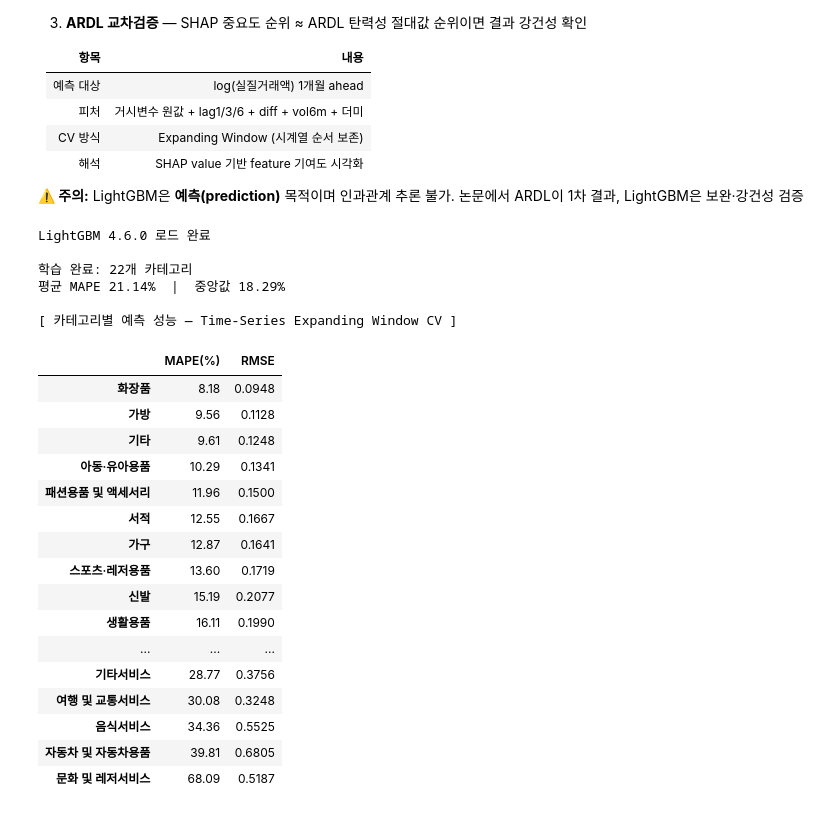
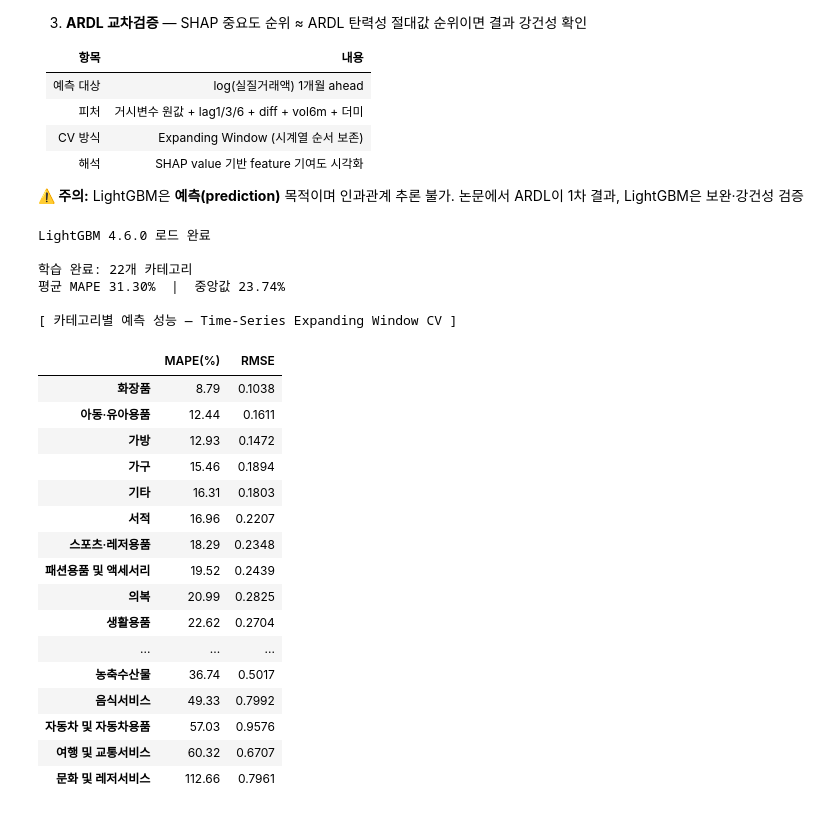
Before and after one commit to mathsjm32/Study, a Jupyter notebook: 공모전_논문_프로젝트.ipynb, the cells around one changed output. Cells and saved outputs as stored; diff of their text form; code cells hidden in the pictures.

```diff
--- a/공모전_논문_프로젝트.ipynb
+++ b/공모전_논문_프로젝트.ipynb
@@ -1162,13 +1167,13 @@ for i, cat in enumerate(category_cols):
     X = df_log[macro_vars]
     Z = df_log[ctrl_cols]
 
-    p, q = select_order(y, X, Z)
-    d = _build_X(y, X, Z, p, q)
+    p, qs = select_order(y, X, Z)
+    d = _build_X(y, X, Z, p, qs)
     try:
         res = sm.OLS(d["y"], sm.add_constant(d.drop("y", axis=1))) \
                   .fit(cov_type="HAC", cov_kwds={"maxlags": 4})
-        lr     = long_run(res.params.to_dict(), p, macro_vars, q)
-        f_stat, _ = bounds_test(y, X, Z, p, q)
+        lr     = long_run(res.params.to_dict(), p, macro_vars, qs)
+        f_stat, _ = bounds_test(y, X, Z, p, qs)
         adj_r2 = res.rsquared_adj
     except Exception:
         lr = pd.Series({v: np.nan for v in macro_vars})
@@ -1180,8 +1185,9 @@ for i, cat in enumerate(category_cols):
     else:
         coint = "-"
 
+    qs_str = ",".join(map(str, qs))
     records.append({
-        "카테고리": cat, "ARDL": f"({p},{q})",
+        "카테고리": cat, "ARDL": f"({p};{qs_str})",
         "실질금리": lr.get(macro_vars[0], np.nan),
         "생활물가": lr.get(macro_vars[1], np.nan),
         "유가":     lr.get(macro_vars[2], np.nan),
@@ -1191,7 +1197,7 @@ for i, cat in enumerate(category_cols):
         "Adj_R2":   round(adj_r2, 3) if not np.isnan(adj_r2) else np.nan,
     })
     fs = f"{f_stat:.2f}" if not np.isnan(f_stat) else "nan"
-    print(f"  [{i+1:02d}/{len(category_cols)}] {cat:<18}  ARDL({p},{q})  F={fs}  [{coint}]")
+    print(f"  [{i+1:02d}/{len(category_cols)}] {cat:<18}  ARDL({p};{qs_str})  F={fs}  [{coint}]")
 
 df_ardl = pd.DataFrame(records).set_index("카테고리")
 print(f"\n추정 완료")
@@ -1361,11 +1370,11 @@ ARDL에서 추출한 **18개 × 4개 장기 반탄력성 행렬**을 입력으
 # %%
 lr_cols = ["실질금리","생활물가","유가","ESI"]
 
-# 공적분 X 4개 카테고리 제외 → 18개 대상으로 재군집화
-excl_cats = ["의복", "신발", "아동·유아용품", "기타서비스"]
-df_ardl_18 = df_ardl[~df_ardl.index.isin(excl_cats)]
+# 공적분 X 3개 카테고리 제외 → 19개 대상으로 재군집화
+excl_cats = ["신발", "아동·유아용품", "기타서비스"]
+df_ardl_19 = df_ardl[~df_ardl.index.isin(excl_cats)]
 
-lr_mat  = df_ardl_18[lr_cols].fillna(df_ardl_18[lr_cols].median())
+lr_mat  = df_ardl_19[lr_cols].fillna(df_ardl_19[lr_cols].median())
 lr_sc   = StandardScaler().fit_transform(lr_mat)
 
 # Elbow + Silhouette (참고용 — 최종 k=3 고정)
@@ -1383,9 +1392,9 @@ ax2.plot(range(2, 8), sils, "o-", lw=2, color="#d62728")
 ax2.axvline(3, color="gray", ls="--", label="k=3 (선택)")
 ax2.set(xlabel="k", ylabel="Silhouette", title="Silhouette Score")
 ax2.legend(); ax2.grid(alpha=0.3)
-plt.suptitle("K-means 최적 군집 수 결정 (공적분 O 18개 기준)", fontsize=12)
+plt.suptitle("K-means 최적 군집 수 결정 (공적분 O 19개 기준)", fontsize=12)
 plt.tight_layout(); plt.show()
-print(f"k=3 Silhouette={sils[1]:.3f}  (공적분 X 4개 제외 후 18개 재군집화)")
+print(f"k=3 Silhouette={sils[1]:.3f}  (공적분 X 3개 제외 후 19개 재군집화)")
 
 # 최종 군집화 — k=3 고정
 k_final = 3
@@ -1422,7 +1431,7 @@ for cid, name in cl.items():
 ax.axhline(0, color="black", lw=0.7, ls="--")
 ax.axvline(0, color="black", lw=0.7, ls="--")
 ax.set(xlabel="생활물가 장기 반탄력성", ylabel="실질금리 장기 반탄력성",
-       title="ARDL 장기 탄력성 기반 카테고리 군집화 (공적분 O 18개, k=3)\n(x: 생활물가, y: 실질금리)")
+       title="ARDL 장기 탄력성 기반 카테고리 군집화 (공적분 O 19개, k=3)\n(x: 생활물가, y: 실질금리)")
 ax.legend(fontsize=11); ax.grid(alpha=0.3)
 plt.tight_layout(); plt.show()
 # %% [output]
@@ -1533,66 +1550,78 @@ if LGBM_OK:
                 break
             Xtr, ytr = dm.iloc[:ts][all_feats], dm.iloc[:ts][ycol]
             Xte, yte = dm.iloc[ts:te][all_feats], dm.iloc[ts:te][ycol]
+
+            # 내부 validation: Xtr 마지막 20%로 early stopping (test fold 누출 방지)
+            val_size = max(6, len(Xtr) // 5)
+            Xtr_in, Xval = Xtr.iloc[:-val_size], Xtr.iloc[-val_size:]
+            ytr_in, yval = ytr.iloc[:-val_size], ytr.iloc[-val_size:]
+
             m = lgb.LGBMRegressor(n_estimators=300, learning_rate=0.05,
                                   max_depth=4, num_leaves=15,
                                   min_child_samples=5, subsample=0.8,
                                   colsample_bytree=0.8, random_state=42, verbose=-1)
-            m.fit(Xtr, ytr, eval_set=[(Xte, yte)],
+            m.fit(Xtr_in, ytr_in, eval_set=[(Xval, yval)],
                   callbacks=[lgb.early_stopping(30, verbose=False),
                              lgb.log_evaluation(-1)])
             yp = m.predict(Xte)
             mapes.append(mape_fn(np.exp(yte), np.exp(yp)) * 100)
             rmses.append(np.sqrt(mean_squared_error(yte, yp)))
 
+        # 최종 모델: 전체 데이터의 마지막 20%로 early stopping
         Xf, yf = dm[all_feats], dm[ycol]
+        val_size_f = max(6, len(Xf) // 5)
+        Xf_in, Xf_val = Xf.iloc[:-val_size_f], Xf.iloc[-val_size_f:]
+        yf_in, yf_val = yf.iloc[:-val_size_f], yf.iloc[-val_size_f:]
         mf = lgb.LGBMRegressor(n_estimators=300, learning_rate=0.05,
                                max_depth=4, num_leaves=15,
                                min_child_samples=5, random_state=42, verbose=-1)
-        mf.fit(Xf, yf)
+        mf.fit(Xf_in, yf_in, eval_set=[(Xf_val, yf_val)],
+               callbacks=[lgb.early_stopping(30, verbose=False),
+                          lgb.log_evaluation(-1)])
         lgbm_res[cat] = {
             "model": mf,
             "MAPE":  round(np.mean(mapes), 2) if mapes else np.nan,
             "RMSE":  round(np.mean(rmses), 4) if rmses else np.nan,
             "imp":   pd.Series(mf.feature_importances_, index=all_feats),
         }
 
     perf = pd.DataFrame({
         "MAPE(%)": {k: v["MAPE"] for k, v in lgbm_res.items()},
         "RMSE":    {k: v["RMSE"] for k, v in lgbm_res.items()},
     }).sort_values("MAPE(%)")
 
     print(f"\n학습 완료: {len(lgbm_res)}개 카테고리")
     print(f"평균 MAPE {perf['MAPE(%)'].mean():.2f}%  |  중앙값 {perf['MAPE(%)'].median():.2f}%\n")
     print("[ 카테고리별 예측 성능 — Time-Series Expanding Window CV ]")
     display(
         perf.style
         .format({"MAPE(%)": "{:.2f}", "RMSE": "{:.4f}"})
         .background_gradient(subset=["MAPE(%)"], cmap="RdYlGn_r")
     )
 # %% [output]
 LightGBM 4.6.0 로드 완료
 
 학습 완료: 22개 카테고리
-평균 MAPE 21.14%  |  중앙값 18.29%
+평균 MAPE 31.30%  |  중앙값 23.74%
 
 [ 카테고리별 예측 성능 — Time-Series Expanding Window CV ]
 |  | MAPE(%) | RMSE |
-| 화장품 | 8.18 | 0.0948 |
-| 가방 | 9.56 | 0.1128 |
-| 기타 | 9.61 | 0.1248 |
-| 아동·유아용품 | 10.29 | 0.1341 |
-| 패션용품 및 액세서리 | 11.96 | 0.1500 |
-| 서적 | 12.55 | 0.1667 |
-| 가구 | 12.87 | 0.1641 |
-| 스포츠·레저용품 | 13.60 | 0.1719 |
-| 신발 | 15.19 | 0.2077 |
-| 생활용품 | 16.11 | 0.1990 |
+| 화장품 | 8.79 | 0.1038 |
+| 아동·유아용품 | 12.44 | 0.1611 |
+| 가방 | 12.93 | 0.1472 |
+| 가구 | 15.46 | 0.1894 |
+| 기타 | 16.31 | 0.1803 |
+| 서적 | 16.96 | 0.2207 |
+| 스포츠·레저용품 | 18.29 | 0.2348 |
+| 패션용품 및 액세서리 | 19.52 | 0.2439 |
+| 의복 | 20.99 | 0.2825 |
+| 생활용품 | 22.62 | 0.2704 |
 | ... | ... | ... |
-| 기타서비스 | 28.77 | 0.3756 |
-| 여행 및 교통서비스 | 30.08 | 0.3248 |
-| 음식서비스 | 34.36 | 0.5525 |
-| 자동차 및 자동차용품 | 39.81 | 0.6805 |
-| 문화 및 레저서비스 | 68.09 | 0.5187 |
+| 농축수산물 | 36.74 | 0.5017 |
+| 음식서비스 | 49.33 | 0.7992 |
+| 자동차 및 자동차용품 | 57.03 | 0.9576 |
+| 여행 및 교통서비스 | 60.32 | 0.6707 |
+| 문화 및 레저서비스 | 112.66 | 0.7961 |
 # %%
 if LGBM_OK and lgbm_res:
     # 평균 Feature Importance
```
Also changed, not shown: parts of 13 cells of this notebook.
